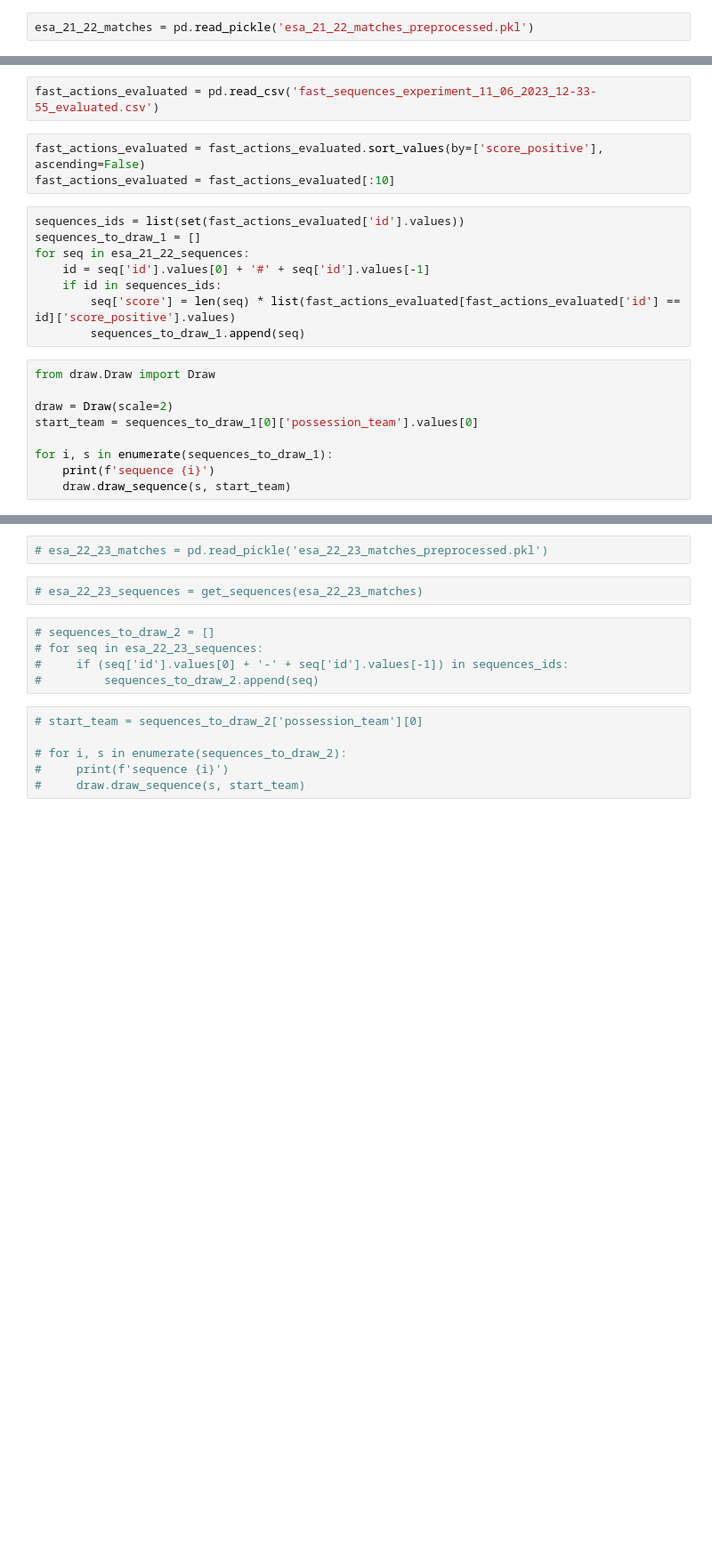
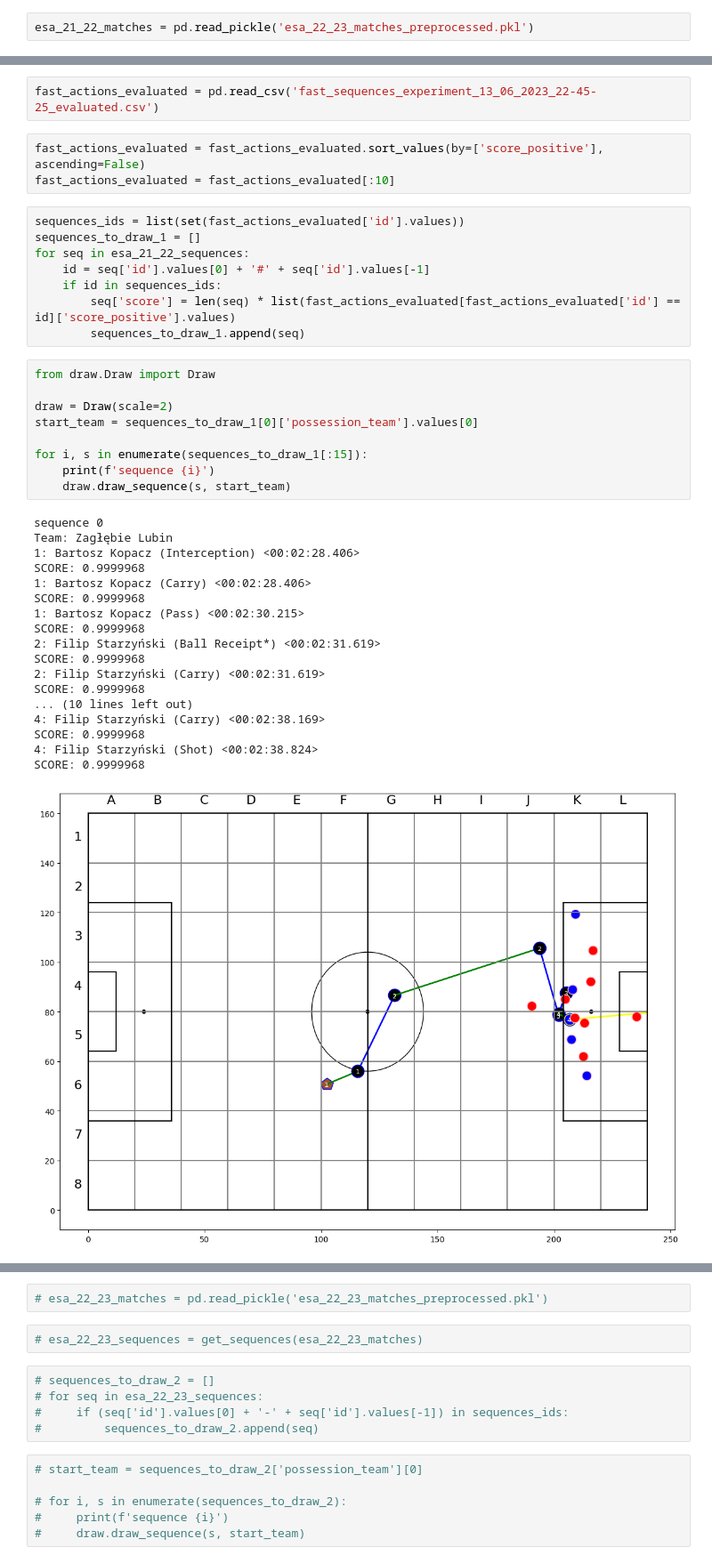
Before and after one commit to mattyl006/sport-data-science, a Jupyter notebook: debug_fast_actions.ipynb, the cells around one changed output, grey strips where cells are left out. Shown at 89% size. Drawn from its saved outputs; the diff is of its cells as text; blank space fills up the shorter version.

```diff
--- a/debug_fast_actions.ipynb
+++ b/debug_fast_actions.ipynb
@@ -8,11 +8,11 @@ from sequences.get_sequences import get_sequences
 #     team_1 = teams[0]
 #     team_2 = teams[1]
 # %%
-esa_21_22_matches = pd.read_pickle('esa_21_22_matches_preprocessed.pkl')
+esa_21_22_matches = pd.read_pickle('esa_22_23_matches_preprocessed.pkl')
 # %%
 esa_21_22_sequences = get_sequences(esa_21_22_matches)
 # %%
-fast_actions_evaluated = pd.read_csv('fast_sequences_experiment_11_06_2023_12-33-55_evaluated.csv')
+fast_actions_evaluated = pd.read_csv('fast_sequences_experiment_13_06_2023_22-45-25_evaluated.csv')
 # %%
 fast_actions_evaluated = fast_actions_evaluated.sort_values(by=['score_positive'], ascending=False)
 fast_actions_evaluated = fast_actions_evaluated[:10]
@@ -27,9 +27,28 @@ for seq in esa_21_22_sequences:
 # %%
 from draw.Draw import Draw
 
 draw = Draw(scale=2)
 start_team = sequences_to_draw_1[0]['possession_team'].values[0]
 
-for i, s in enumerate(sequences_to_draw_1):
+for i, s in enumerate(sequences_to_draw_1[:15]):
     print(f'sequence {i}')
     draw.draw_sequence(s, start_team)
+# %% [output]
+sequence 0
+Team: Zagłębie Lubin
+1: Bartosz Kopacz (Interception) <00:02:28.406>
+SCORE: 0.9999968
+1: Bartosz Kopacz (Carry) <00:02:28.406>
+SCORE: 0.9999968
+1: Bartosz Kopacz (Pass) <00:02:30.215>
+SCORE: 0.9999968
+2: Filip Starzyński (Ball Receipt*) <00:02:31.619>
+SCORE: 0.9999968
+2: Filip Starzyński (Carry) <00:02:31.619>
+SCORE: 0.9999968
+... (10 lines left out)
+4: Filip Starzyński (Carry) <00:02:38.169>
+SCORE: 0.9999968
+4: Filip Starzyński (Shot) <00:02:38.824>
+SCORE: 0.9999968
+[figure, added]
```
Also changed, not shown: parts of 1 cell of this notebook, 2 other files.
